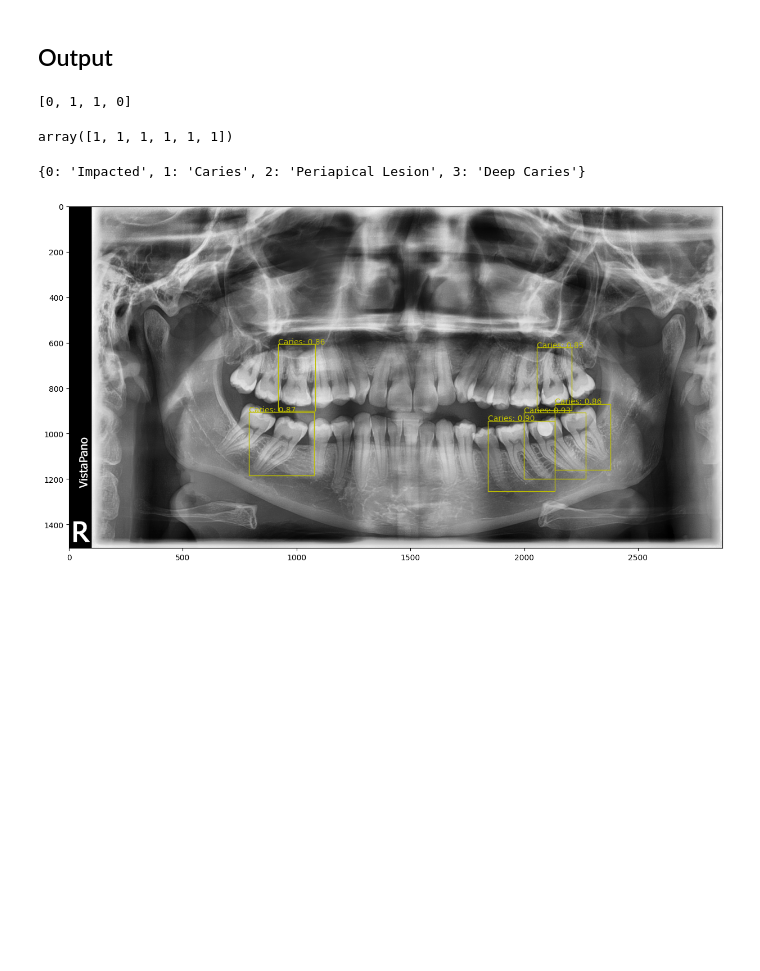
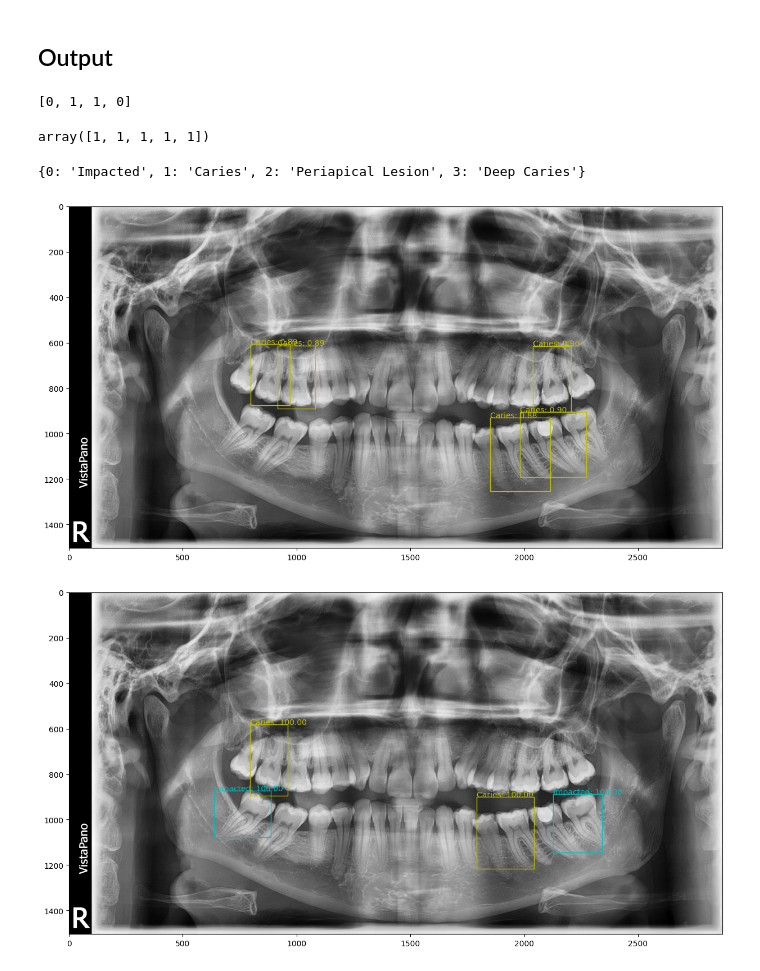
Before and after one commit to HSLU-Projects/MALDASC, a Jupyter notebook: 3_Train_FasterRCNN.ipynb, the cells around one changed output. Cells and saved outputs as stored; diff of their text form; code cells hidden in the pictures; blank space fills up the shorter version.

```diff
--- a/3_Train_FasterRCNN.ipynb
+++ b/3_Train_FasterRCNN.ipynb
@@ -493,6 +492,8 @@ model.to('cuda')
 
 image_path = './dentex_dataset/segmentation/enumeration32/xrays/train_2.png'
 true_labels = target_df.loc[target_df['file_name'] == 'train_2.png']['disease'].values[0]
+true_bboxes = [convert_bbox(bbox) for bbox in target_df.loc[target_df['file_name'] == 'train_2.png']['bbox'].values[0]]
+true_scores = np.full(len(true_labels), 100)
 image = Image.open(image_path).convert("L")
 width, height = image.size
 
@@ -531,20 +532,20 @@ transform = transforms.Compose([
 original_image = transform(image)
 original_image = original_image.unsqueeze(0)
 original_image = original_image.to('cuda')
-# %%
-true_labels
-# %% [output]
-[0, 1, 1, 0]
 # %%
 # Filter confidence > 85%
-scores = scores[scores > 0.85]
+scores = scores[scores >= 0.88]
 n = len(scores)
 labels = labels[:n]
 original_boxes = original_boxes[:n]
+# %%
+true_labels
+# %% [output]
+[0, 1, 1, 0]
 # %%
 labels
 # %% [output]
-array([1, 1, 1, 1, 1, 1])
+array([1, 1, 1, 1, 1])
 # %%
 disease_dict
 # %% [output]
@@ -581,4 +582,8 @@ def show_image(image_tensor, boxes, labels, scores):
 # %%
 show_image(original_image, original_boxes, labels, scores)
 # %% [output]
-[figure, old version]
+[figure, new version]
+# %%
+show_image(original_image, true_bboxes, true_labels, true_scores)
+# %% [output]
+[figure, added]
```
Also changed, not shown: parts of 4 cells of this notebook, 16 other files.
